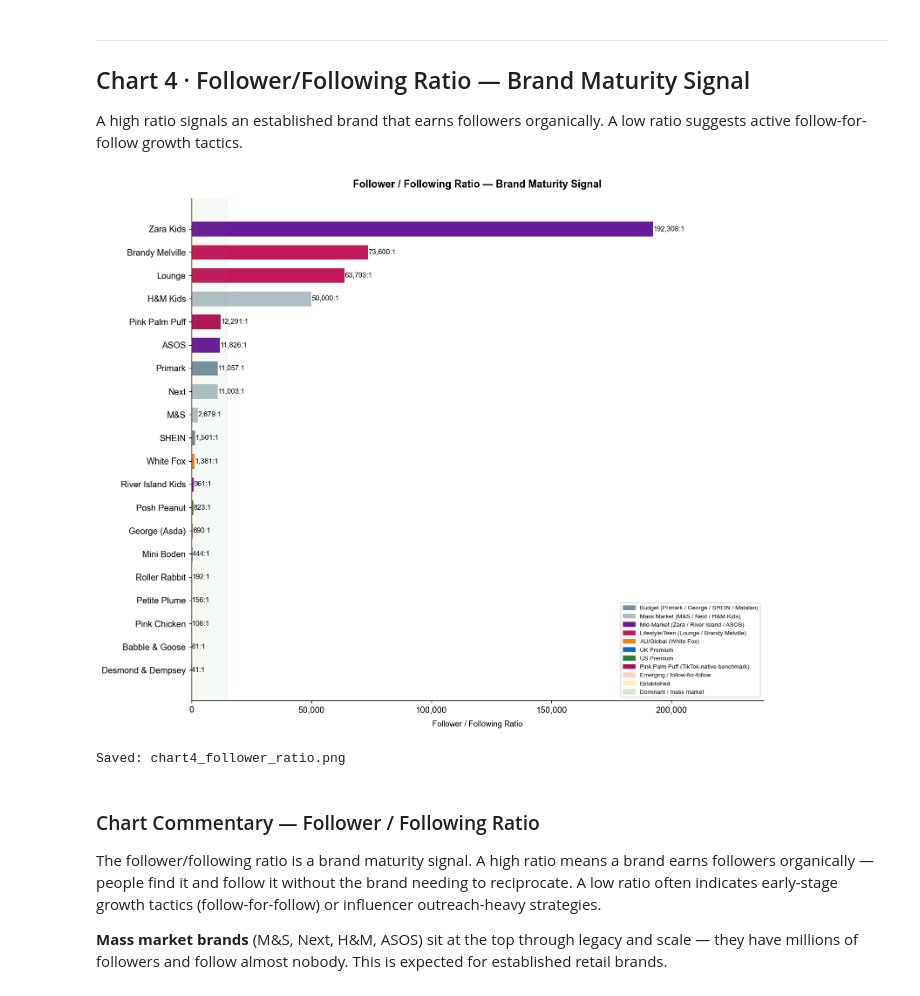
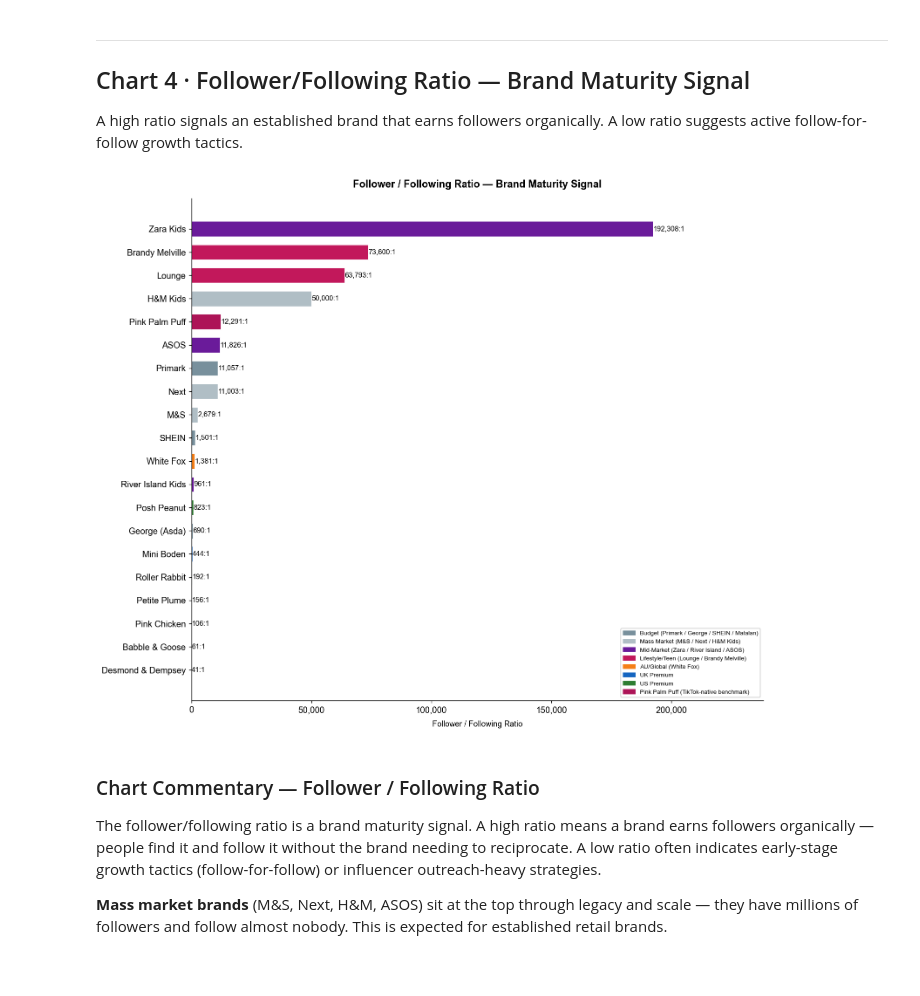
Before and after one commit to rosesparrow/kidswear-market-analysis, a Jupyter notebook: 03_social_analysis/social_metrics.ipynb, the cells around one changed output. Saved outputs shown, nothing was run; the diff lists cells and outputs as text; code cells hidden in the pictures.

```diff
--- a/03_social_analysis/social_metrics.ipynb
+++ b/03_social_analysis/social_metrics.ipynb
@@ -93,18 +93,12 @@ print('Libraries loaded ✓')
 Libraries loaded ✓
 # %%
 # ── Load data ──────────────────────────────────────────────────────────────
-import os
+from pathlib import Path
 
-# VS Code sets __vsc_ipynb_file__ to the notebook's full path
-# Fall back to a hardcoded absolute path for standard Jupyter
-try:
-    _nb_dir = os.path.dirname(__vsc_ipynb_file__)
-except NameError:
-    _nb_dir = '/Users/sewabreiler/Documents/kidswear-market-analysis/03_social_analysis'
-
-FILE = os.path.join(_nb_dir, 'data', 'social_media_data_collection_v8.xlsx')
+DATA_DIR = Path('data')
+FILE = DATA_DIR / 'social_media_data_collection_v8.xlsx'
 print(f'Loading from: {FILE}')
-assert os.path.exists(FILE), f'❌ File not found: {FILE}'
+assert FILE.exists(), f'File not found: {FILE}'
 
 ig_raw = pd.read_excel(FILE, sheet_name='Instagram', header=3, nrows=21)
 tt_raw = pd.read_excel(FILE, sheet_name='TikTok',    header=2, nrows=21)
@@ -172,7 +166,7 @@ df['colour'] = df['brand'].map(SEGMENT_COLOUR).fillna('#999999')
 
 unmapped = df[df['colour'] == '#999999']['brand'].tolist()
 if unmapped:
-    print(f'⚠ Unmapped brands (check spelling vs SEGMENT_COLOUR): {unmapped}')
+    print(f'Unmapped brands (check spelling vs SEGMENT_COLOUR): {unmapped}')
 
 print(f'Loaded {len(df)} brands')
 print(df[['brand','ig_followers','tt_followers','eng_rate']].to_string(index=False))
@@ -407,41 +392,28 @@ A high ratio signals an established brand that earns followers organically. A lo
 # %%
 fig, ax = plt.subplots(figsize=(12, 10))
 
 # Exclude brands with no IG (Matalan) and no ratio data
 d = df.dropna(subset=['ratio']).sort_values('ratio', ascending=True).copy()
 
 bars = ax.barh(d['brand'], d['ratio'],
                color=d['colour'], edgecolor='white', linewidth=0.5, height=0.65)
 
 for bar, val in zip(bars, d['ratio']):
     ax.text(bar.get_width() + 50, bar.get_y() + bar.get_height()/2,
             f'{val:,.0f}:1', va='center', ha='left', fontsize=9)
 
-# Maturity zones
-ax.axvspan(0,    500,   alpha=0.04, color='#FF5722', label='Emerging / active following tactic')
-ax.axvspan(500,  2000,  alpha=0.04, color='#FFC107', label='Established')
-ax.axvspan(2000, 15000, alpha=0.04, color='#4CAF50', label='Dominant / mass market')
-
 ax.set_xlabel('Follower / Following Ratio', labelpad=8)
 ax.set_title('Follower / Following Ratio — Brand Maturity Signal', pad=14)
 ax.xaxis.set_major_formatter(mticker.FuncFormatter(lambda x, _: f'{x:,.0f}'))
 ax.set_xlim(0, ax.get_xlim()[1] * 1.18)
 
-zone_items = [
-    mpatches.Patch(color='#FF5722', alpha=0.25, label='Emerging / follow-for-follow'),
-    mpatches.Patch(color='#FFC107', alpha=0.25, label='Established'),
-    mpatches.Patch(color='#4CAF50', alpha=0.25, label='Dominant / mass market'),
-]
-ax.legend(handles=legend_items + zone_items, fontsize=7.5, framealpha=0.9,
+ax.legend(handles=legend_items, fontsize=7.5, framealpha=0.9,
           edgecolor='#cccccc', loc='lower right')
 
 plt.tight_layout()
-plt.savefig('chart4_follower_ratio.png')
 plt.show()
-print('Saved: chart4_follower_ratio.png')
 # %% [output]
-[figure, old version]
+[figure, new version]
-Saved: chart4_follower_ratio.png
 # %% [markdown]
 ### Chart Commentary — Follower / Following Ratio
 
```
Also changed, not shown: parts of 14 cells of this notebook, 21 other files.
